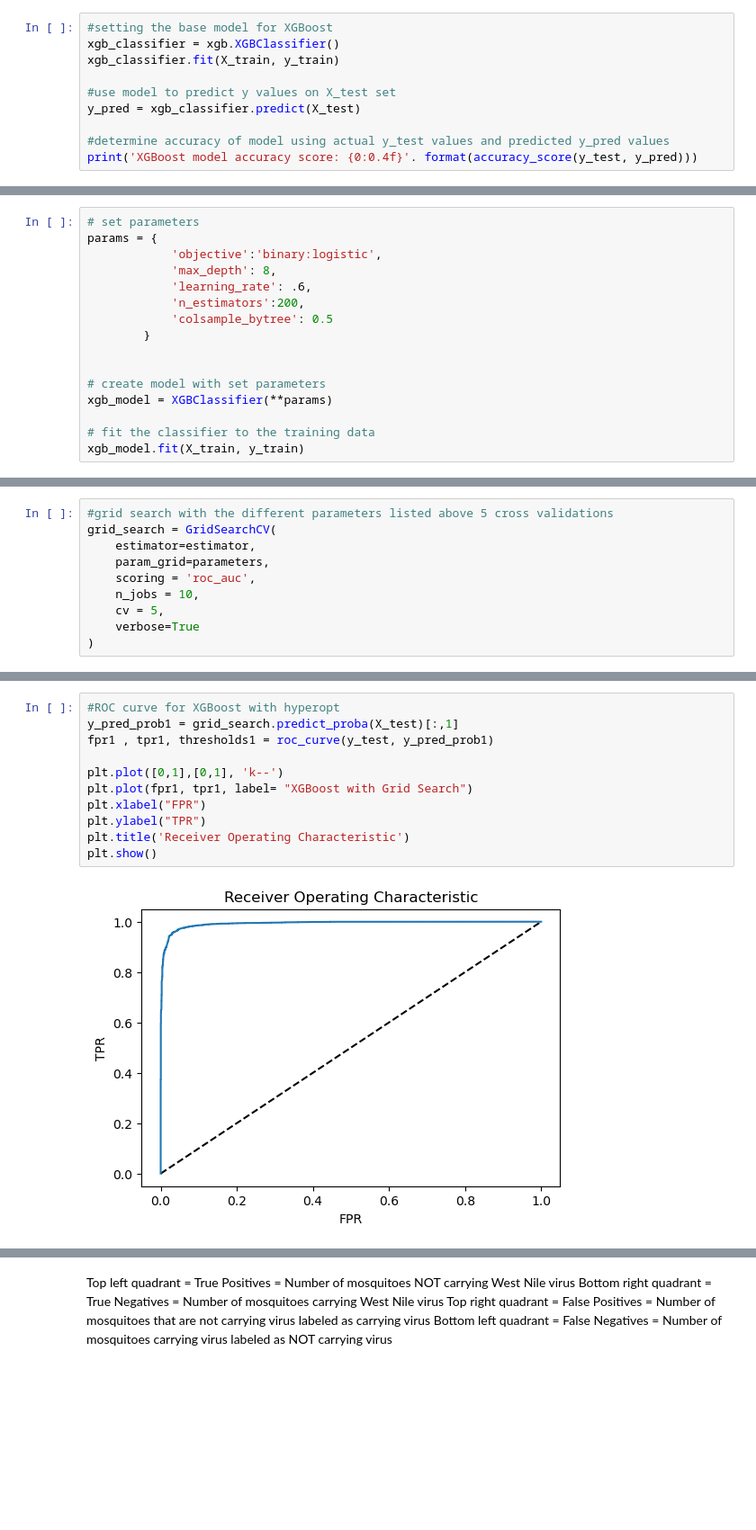
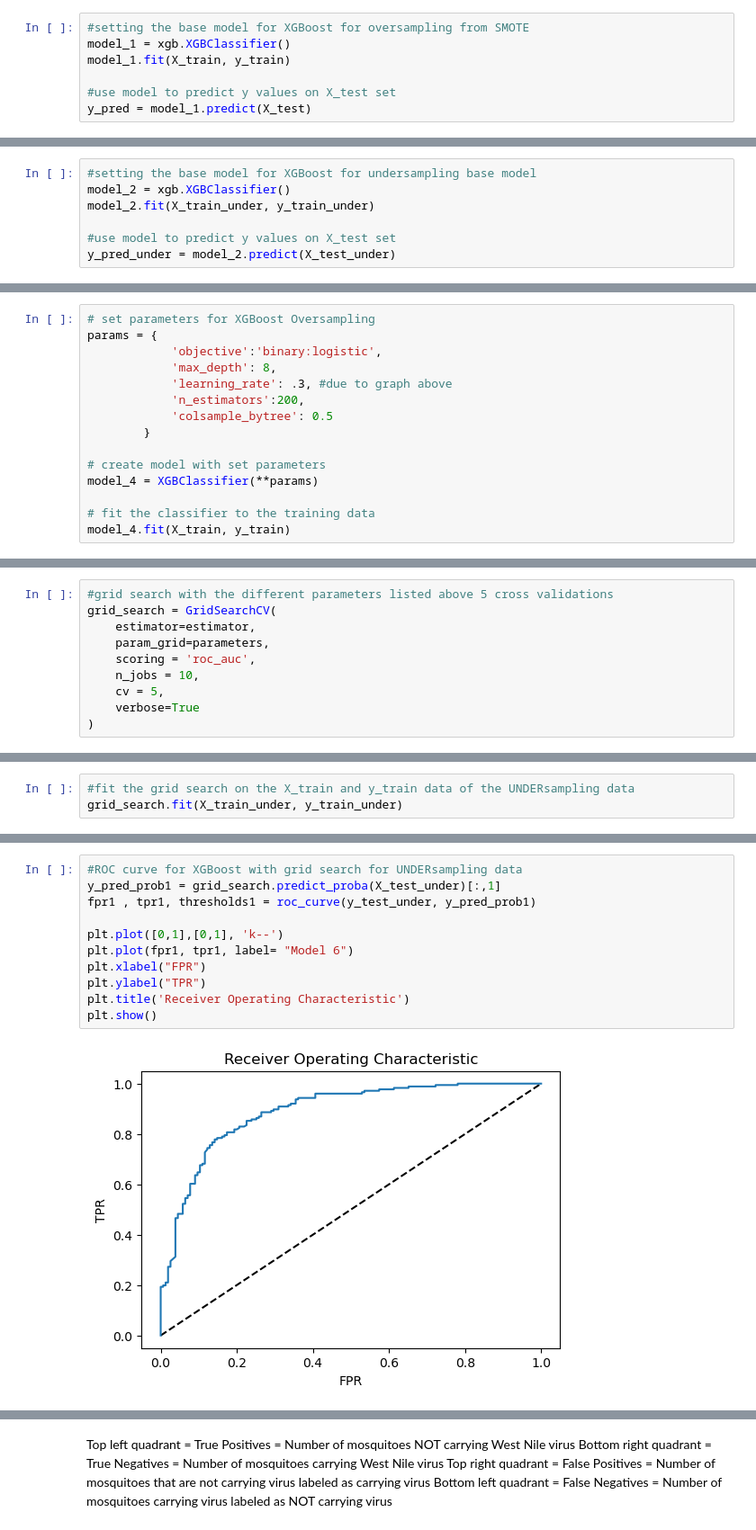
Before and after one commit to annapfenner/Predicting-the-West-Nile-virus, a Jupyter notebook: Project 2- Pre-processing, Training & Modeling.ipynb, the cells around one changed output, grey strips where cells are left out. Shown at 90% size. Saved outputs shown, nothing was run; the diff lists cells and outputs as text; blank space fills up the shorter version.

Commit message:
Added undersmapling technique to data

```diff
--- a/Project 2- Pre-processing, Training & Modeling.ipynb
+++ b/Project 2- Pre-processing, Training & Modeling.ipynb
@@ -106,10 +124,7 @@ dtype: object
 # %%
-#setting the base model for XGBoost
-xgb_classifier = xgb.XGBClassifier()
-xgb_classifier.fit(X_train, y_train)
+#setting the base model for XGBoost for oversampling from SMOTE
+model_1 = xgb.XGBClassifier()
+model_1.fit(X_train, y_train)
 
 #use model to predict y values on X_test set
-y_pred = xgb_classifier.predict(X_test)
-
-#determine accuracy of model using actual y_test values and predicted y_pred values
-print('XGBoost model accuracy score: {0:0.4f}'. format(accuracy_score(y_test, y_pred)))
+y_pred = model_1.predict(X_test)
@@ -157,0 +170,7 @@ plt.show()
+# %%
+#setting the base model for XGBoost for undersampling base model
+model_2 = xgb.XGBClassifier()
+model_2.fit(X_train_under, y_train_under)
+
+#use model to predict y values on X_test set
+y_pred_under = model_2.predict(X_test_under)
@@ -186,19 +242,18 @@ plt.show()
 # %%
-# set parameters
+# set parameters for XGBoost Oversampling
 params = {
             'objective':'binary:logistic',
             'max_depth': 8,
-            'learning_rate': .6,
+            'learning_rate': .3, #due to graph above
             'n_estimators':200,
             'colsample_bytree': 0.5
         }
 
-
 # create model with set parameters
-xgb_model = XGBClassifier(**params)
+model_4 = XGBClassifier(**params)
 
 # fit the classifier to the training data
-xgb_model.fit(X_train, y_train)
+model_4.fit(X_train, y_train)
 # %% [output]
 XGBClassifier(base_score=None, booster=None, callbacks=None,
               colsample_bylevel=None, colsample_bynode=None,
@@ -311,0 +413,3 @@ GridSearchCV(cv=5,
+# %%
+#fit the grid search on the X_train and y_train data of the UNDERsampling data
+grid_search.fit(X_train_under, y_train_under)
@@ -350,14 +473,14 @@ weighted avg       0.96      0.96      0.96      5973
 # %%
-#ROC curve for XGBoost with hyperopt
-y_pred_prob1 = grid_search.predict_proba(X_test)[:,1]
-fpr1 , tpr1, thresholds1 = roc_curve(y_test, y_pred_prob1)
+#ROC curve for XGBoost with grid search for UNDERsampling data
+y_pred_prob1 = grid_search.predict_proba(X_test_under)[:,1]
+fpr1 , tpr1, thresholds1 = roc_curve(y_test_under, y_pred_prob1)
 
 plt.plot([0,1],[0,1], 'k--')
-plt.plot(fpr1, tpr1, label= "XGBoost with Grid Search")
+plt.plot(fpr1, tpr1, label= "Model 6")
 plt.xlabel("FPR")
 plt.ylabel("TPR")
 plt.title('Receiver Operating Characteristic')
 plt.show()
 # %% [output]
-[figure, old version]
+[figure, new version]
 # %% [markdown]
```
Also changed, not shown: parts of 70 cells of this notebook.
